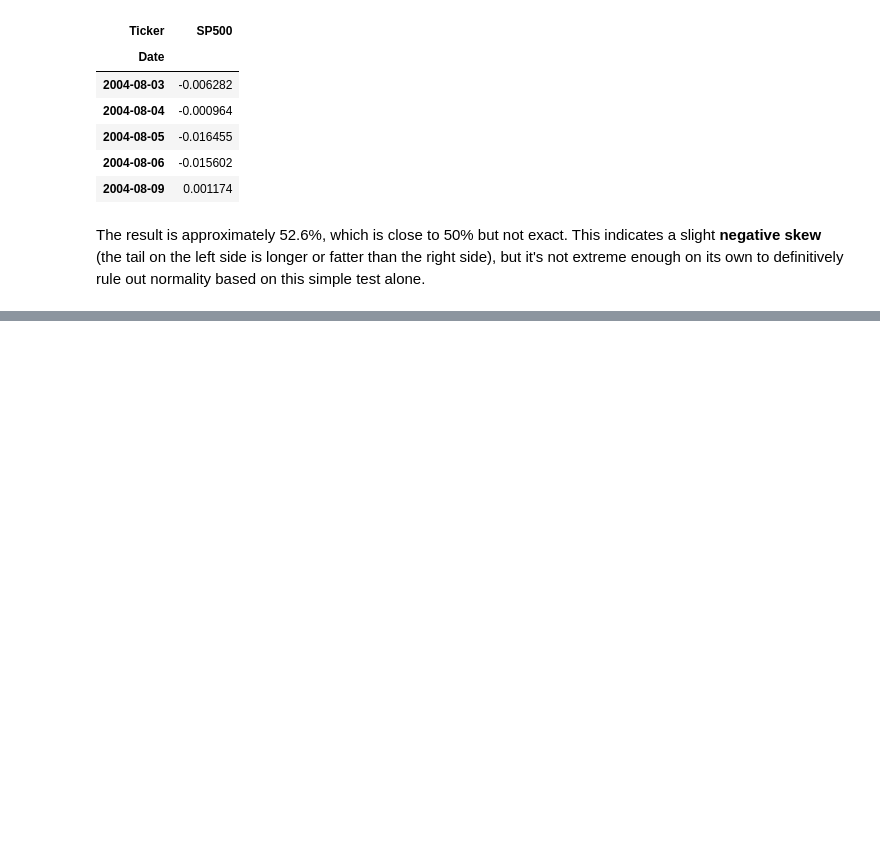
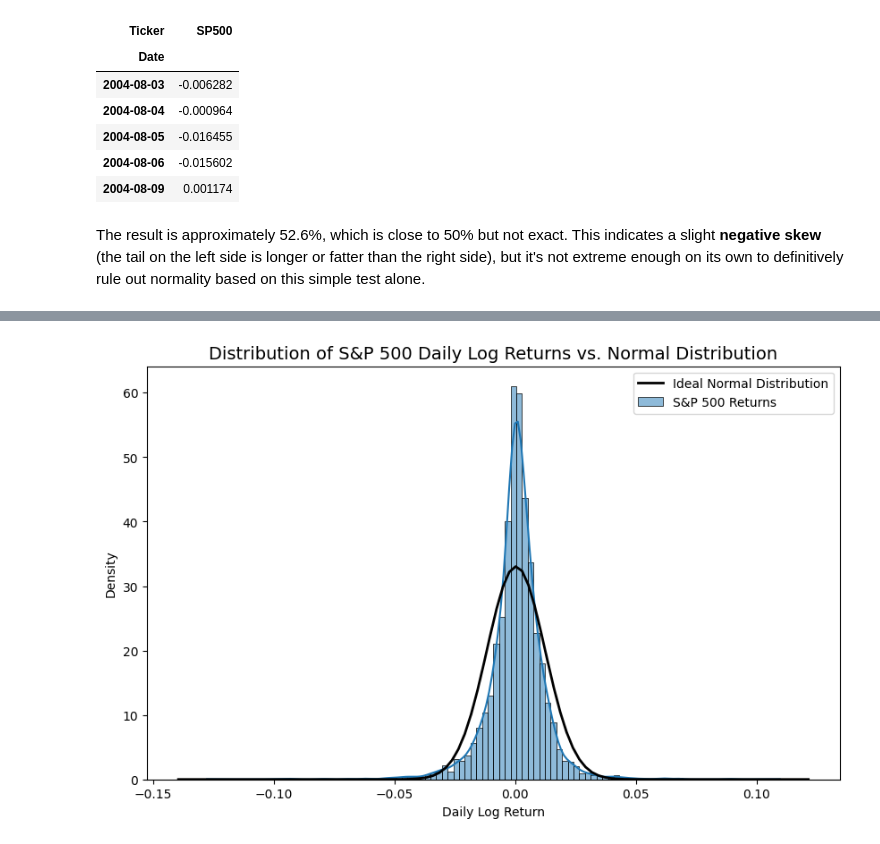
Before and after one commit to sheldcoop/QuantPrep, a Jupyter notebook: Finanical_Data_WQU.ipynb, the cells around one changed output, grey strips where cells are left out. Cells and saved outputs as stored; diff of their text form; code cells hidden in the pictures; blank space fills up the shorter version.

```diff
--- a/Finanical_Data_WQU.ipynb
+++ b/Finanical_Data_WQU.ipynb
@@ -1664,0 +1701,30 @@ The result is approximately 52.6%, which is close to 50% but not exact. This ind
+# %%
+# === 8.1 Normality Test: Visual Inspection (Histogram & KDE) ===
+
+plt.figure(figsize=(10, 6))
+
+# Plot a histogram of the S&P 500 daily log returns.
+# Using density=True normalizes the histogram so the area under the curve is 1.
+sns.histplot(log_returns_long_df['SP500'], bins=100, kde=True, stat="density", label='S&P 500 Returns')
+
+# --- Overlay a perfect normal distribution for comparison ---
+# Generate points for the x-axis.
+xmin, xmax = plt.xlim()
+x = np.linspace(xmin, xmax, 100)
+
+# Calculate the probability density function (PDF) for a normal distribution
+# with the same mean and standard deviation as our data.
+mu = log_returns_long_df['SP500'].mean()
+sigma = log_returns_long_df['SP500'].std()
+p = stats.norm.pdf(x, mu, sigma)
+
+# Plot the ideal normal distribution curve.
+plt.plot(x, p, 'k', linewidth=2, label='Ideal Normal Distribution')
+
+plt.title('Distribution of S&P 500 Daily Log Returns vs. Normal Distribution', fontsize=14)
+plt.xlabel('Daily Log Return')
+plt.ylabel('Density')
+plt.legend()
+plt.show()
+# %% [output]
+[figure, added]
```
Also changed, not shown: parts of 130 cells of this notebook.
